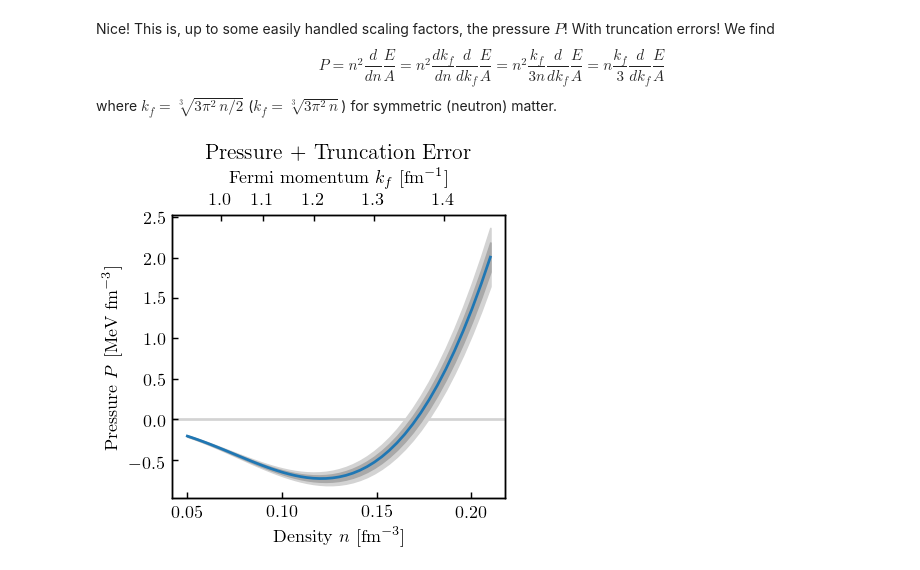
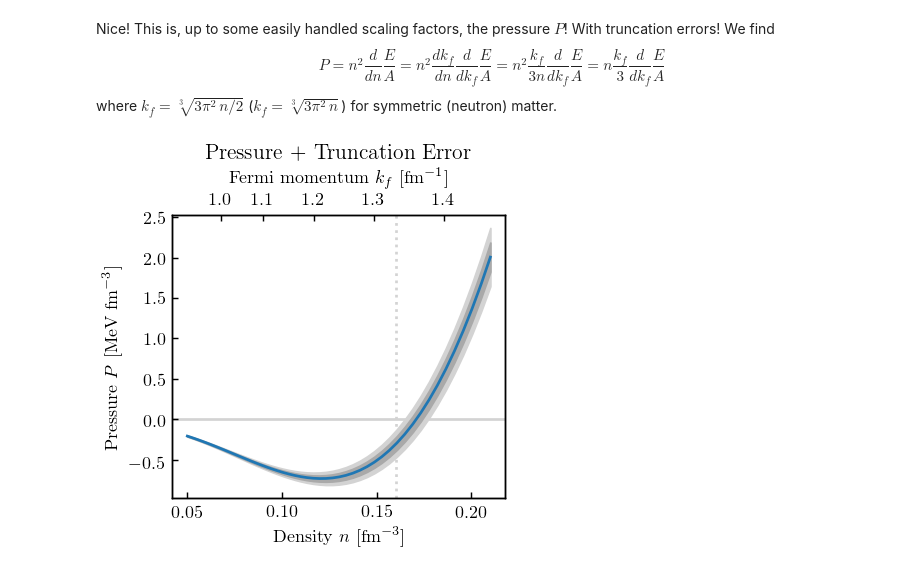
Before and after one commit to buqeye/nuclear-matter-convergence, a Jupyter notebook: analysis/derivatives-bands.ipynb, the cells around one changed output. Drawn from its saved outputs; the diff is of its cells as text; code cells hidden in the pictures.

```diff
--- a/analysis/derivatives-bands.ipynb
+++ b/analysis/derivatives-bands.ipynb
@@ -346,3 +373,39 @@ std_total_star_prime = std_s_star_prime + std_upper_star_prime
+# %%
+#neutron matter
+zero_n_d = np.zeros(Kf_n_all.shape, dtype=int)
+one_n_d = np.ones(Kf_n_all.shape, dtype=int)
+std_n_upper_star = np.sqrt(kernel_upper(Kf_n_all, Kf_n_all, ni=zero_n_d, nj=zero_n_d))
+std_n_upper_star_prime = np.sqrt(kernel_upper(Kf_n_all, Kf_n_all, ni=one_n_d, nj=one_n_d))
+
+std_n_total_star = std_n_star + std_n_upper_star
+std_n_total_star_prime = std_n_star_prime + std_n_upper_star_prime
+
+#symmetric matter
+zero_s_d = np.zeros(Kf_s_all.shape, dtype=int)
+one_s_d = np.ones(Kf_s_all.shape, dtype=int)
+std_s_upper_star = np.sqrt(kernel_upper(Kf_s_all, Kf_s_all, ni=zero_s_d, nj=zero_s_d))
+std_s_upper_star_prime = np.sqrt(kernel_upper(Kf_s_all, Kf_s_all, ni=one_s_d, nj=one_s_d))
+
+std_s_total_star = std_s_star + std_s_upper_star
+std_s_total_star_prime = std_s_star_prime + std_s_upper_star_prime
+
+#symmetry energy
+zero_d_d = np.zeros(Kf_d_all.shape, dtype=int)
+one_d_d = np.ones(Kf_d_all.shape, dtype=int)
+std_d_upper_star = np.sqrt(kernel_upper(Kf_d_all, Kf_d_all, ni=zero_d_d, nj=zero_d_d))
+std_d_upper_star_prime = np.sqrt(kernel_upper(Kf_d_all, Kf_d_all, ni=one_d_d, nj=one_d_d))
+
+std_d_total_star = std_d_star + std_d_upper_star
+std_d_total_star_prime = std_d_star_prime + std_d_upper_star_prime
+
+#incompressibility
+zero_k_d = np.zeros(Kf_k_all.shape, dtype=int)
+one_k_d = np.ones(Kf_k_all.shape, dtype=int)
+std_k_upper_star = np.sqrt(kernel_upper(Kf_k_all, Kf_k_all, ni=zero_k_d, nj=zero_k_d))
+std_k_upper_star_prime = np.sqrt(kernel_upper(Kf_k_all, Kf_k_all, ni=one_k_d, nj=one_k_d))
+
+std_k_total_star = std_k_star + std_k_upper_star
+std_k_total_star_prime = std_k_star_prime + std_k_upper_star_prime
 # %% [markdown]
 Let's see how we did. The light grey error bands represent 2 standard deviations.
 The left plot shows the interpolant alone, with error bands that are so small they can't be seen.
@@ -390,30 +504,34 @@ $$
 P = n^2 \frac{d}{dn} \frac{E}{A} = n^2 \frac{dk_f}{dn} \frac{d}{dk_f}  \frac{E}{A} = n^2 \frac{k_f}{3n} \frac{d}{dk_f}  \frac{E}{A} = n \frac{k_f}{3} \frac{d}{dk_f}  \frac{E}{A}
 $$
 where $k_f = \sqrt[3]{3\pi^2\, n/2}$ ($k_f = \sqrt[3]{3\pi^2\, n}$) for symmetric (neutron) matter.
+# %%
+def highlight_nsat(ax,nsat=0.16):
+    ax.axvline(nsat, ls=":", c=color_95, zorder=0)
 # %%
 density_all = nuclear_density(kf_s_all, degeneracy=4)
 to_pressure_factor = kf_s_all / 3 * density_all
 
 pressure = y_s_star_prime * to_pressure_factor
-pressure_std = std_total_star_prime * to_pressure_factor
+pressure_std = std_s_total_star_prime * to_pressure_factor
 
 fig, ax = plt.subplots(figsize=(3.4, 3.4))
 ax2 = ax.twiny() # axis for kf
 curve_plus_bands_plot(ax, density_all, pressure, pressure_std)
 ax.axhline(0, 0, 1, c=color_95, zorder=0)
+highlight_nsat(ax)
 
 # set labels and title
 ax.set_xlabel(r"Density $n$ [fm$^{-3}$]")
 ax.set_ylabel(r'Pressure $P$ [MeV fm$^{-3}$]')
 ax2.set_xlabel(r'Fermi momentum $k_f$ [fm$^{-1}$]')
 ax.set_title('Pressure + Truncation Error')
 
 # set limits and ticks for kf axis
 kfTickLocations = np.array([1.0, 1.1, 1.2, 1.3, 1.4])
 ax2.set_xlim(ax.get_xlim())
 ax2.set_xticks(nuclear_density(kfTickLocations,4))
 ax2.set_xticklabels(kfTickLocations)
 
 fig.tight_layout();
 # %% [output]
-[figure, old version]
+[figure, new version]
```
Also changed, not shown: parts of 18 cells of this notebook.
